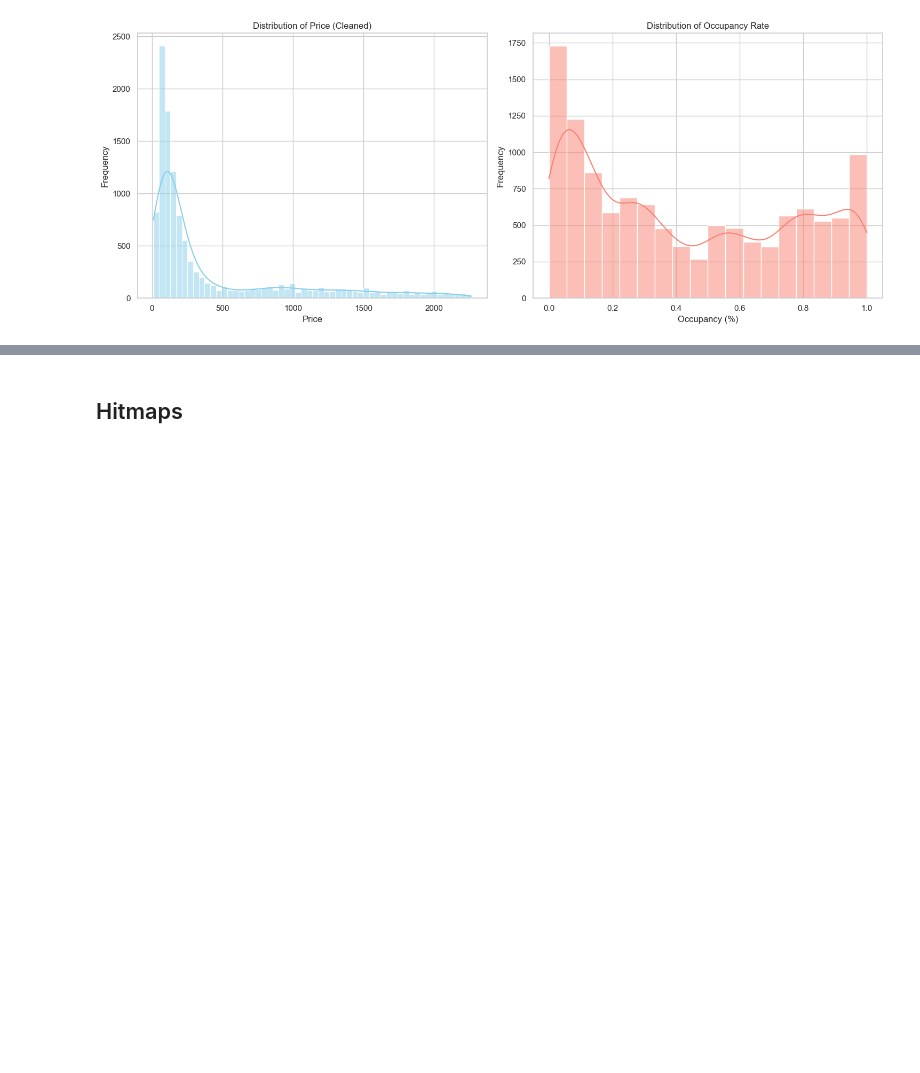
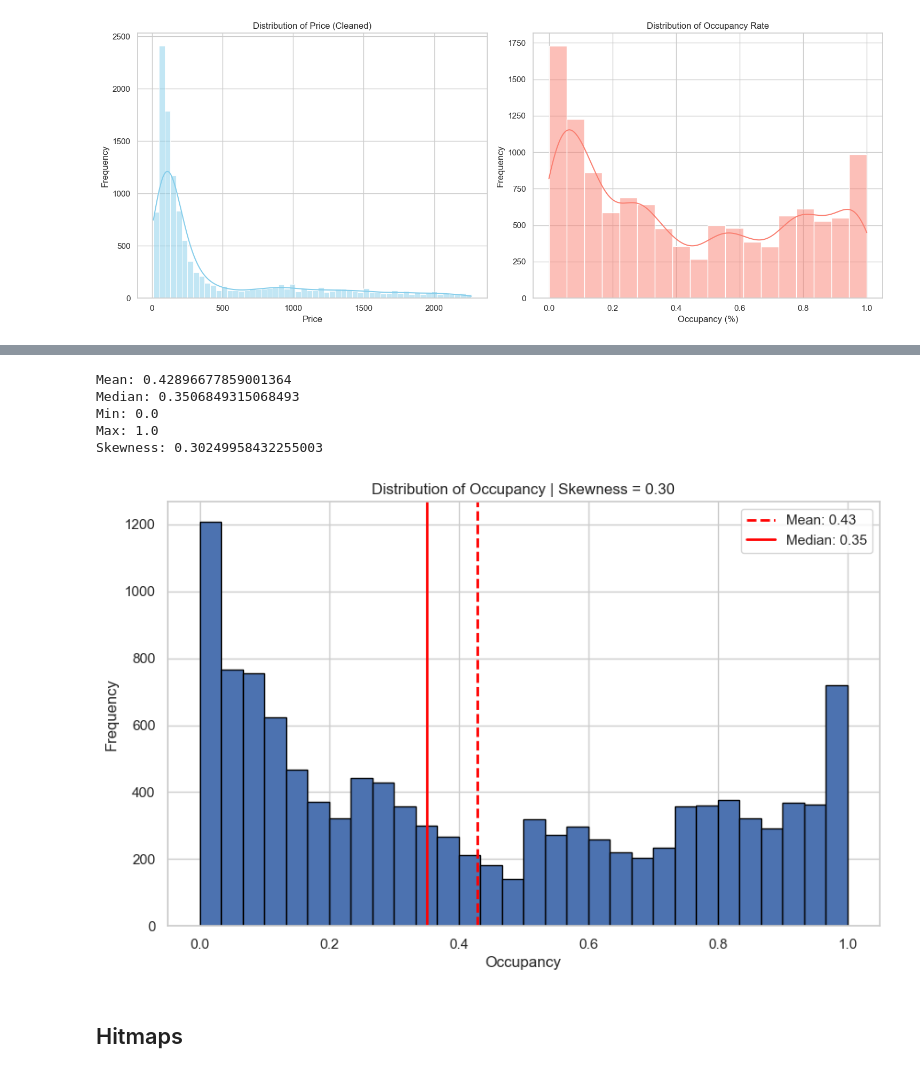
Before and after one commit to anna-kryvulia/Econometrics_project_Airbnb, a Jupyter notebook: file1.ipynb, the cells around one changed output, grey strips where cells are left out. Drawn from its saved outputs; the diff is of its cells as text; code cells hidden in the pictures; blank space fills up the shorter version.

```diff
--- a/file1.ipynb
+++ b/file1.ipynb
@@ -230,4 +232,36 @@ Skewness: 1.6627715357588095
 [figure]
+# %%
+occupancy = df['occupancy']
+mean_occupancy = occupancy.mean()
+median_occupancy = occupancy.median()
+min_occupancy = occupancy.min()
+max_occupancy = occupancy.max()
+skewness_occupancy = occupancy.skew()
+
+print("Mean:", mean_occupancy)
+print("Median:", median_occupancy)
+print("Min:", min_occupancy)
+print("Max:", max_occupancy)
+print("Skewness:", skewness_occupancy)
+
+plt.figure(figsize=(10, 6))
+plt.hist(occupancy, bins=30, edgecolor='black')
+
+plt.axvline(mean_occupancy, color = "red", linestyle='--', linewidth=2, label=f'Mean: {mean_occupancy:.2f}')
+plt.axvline(median_occupancy, color = "red", linestyle='-', linewidth=2, label=f'Median: {median_occupancy:.2f}')
+
+plt.title(f'Distribution of Occupancy | Skewness = {skewness_occupancy:.2f}')
+plt.xlabel('Occupancy')
+plt.ylabel('Frequency')
+plt.legend()
+plt.show()
+# %% [output]
+Mean: 0.42896677859001364
+Median: 0.3506849315068493
+Min: 0.0
+Max: 1.0
+Skewness: 0.30249958432255003
+[figure, added]
 # %% [markdown]
 ## Hitmaps
 # %%
```
Also changed, not shown: parts of 33 cells of this notebook, 1 other file.
